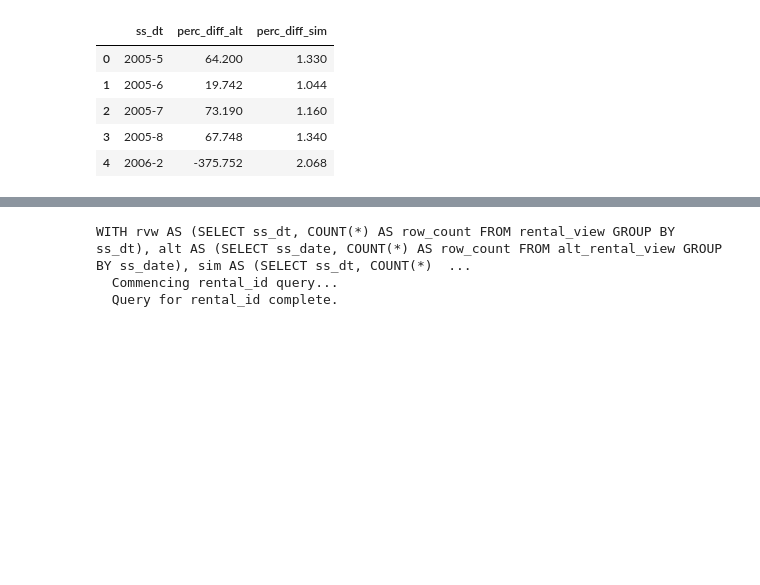
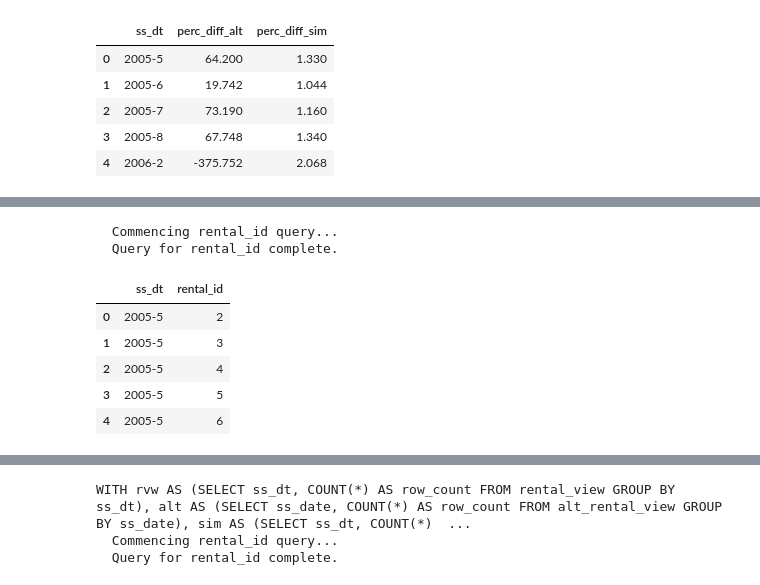
Before and after one commit to rebeccaebarnes/sql_analysis, a Jupyter notebook: sql_analysis_development.ipynb, the cells around one changed output, grey strips where cells are left out. Cells and saved outputs as stored; diff of their text form; code cells hidden in the pictures; blank space fills up the shorter version.

```diff
--- a/sql_analysis_development.ipynb
+++ b/sql_analysis_development.ipynb
@@ -445,0 +455,28 @@ tester._results
+# %%
+# Specify table fields - "target" table is first
+comparison_fields = ('rental_id','rental_id')
+groupby_fields = ('ss_dt', 'ss_date')
+table_names = ('rental_view', 'alt_rental_view')
+table_alias = ('rvw', 'alt')
+
+# Create data gatherer
+tester = san.SQLUnitTest(comparison_fields,
+                         groupby_fields,
+                         table_names,
+                         table_alias,
+                         db_server='dvd',
+                         test_type='id_check')
+
+target_df, source_df = tester.gather_data()
+# %% [output]
+  Commencing rental_id query...
+  Query for rental_id complete.
+# %%
+target_df.head()
+# %% [output]
+|  | ss_dt | rental_id |
+| 0 | 2005-5 | 2 |
+| 1 | 2005-5 | 3 |
+| 2 | 2005-5 | 4 |
+| 3 | 2005-5 | 5 |
+| 4 | 2005-5 | 6 |
```
Also changed, not shown: parts of 12 cells of this notebook.
